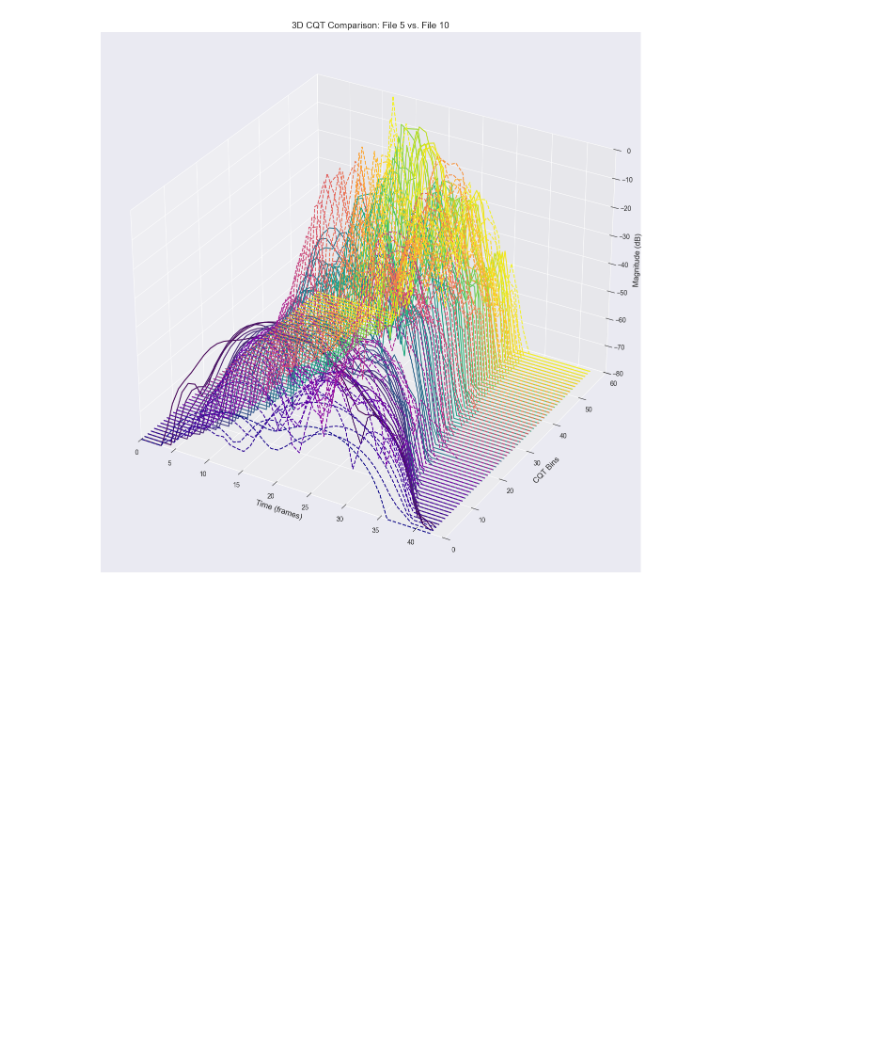
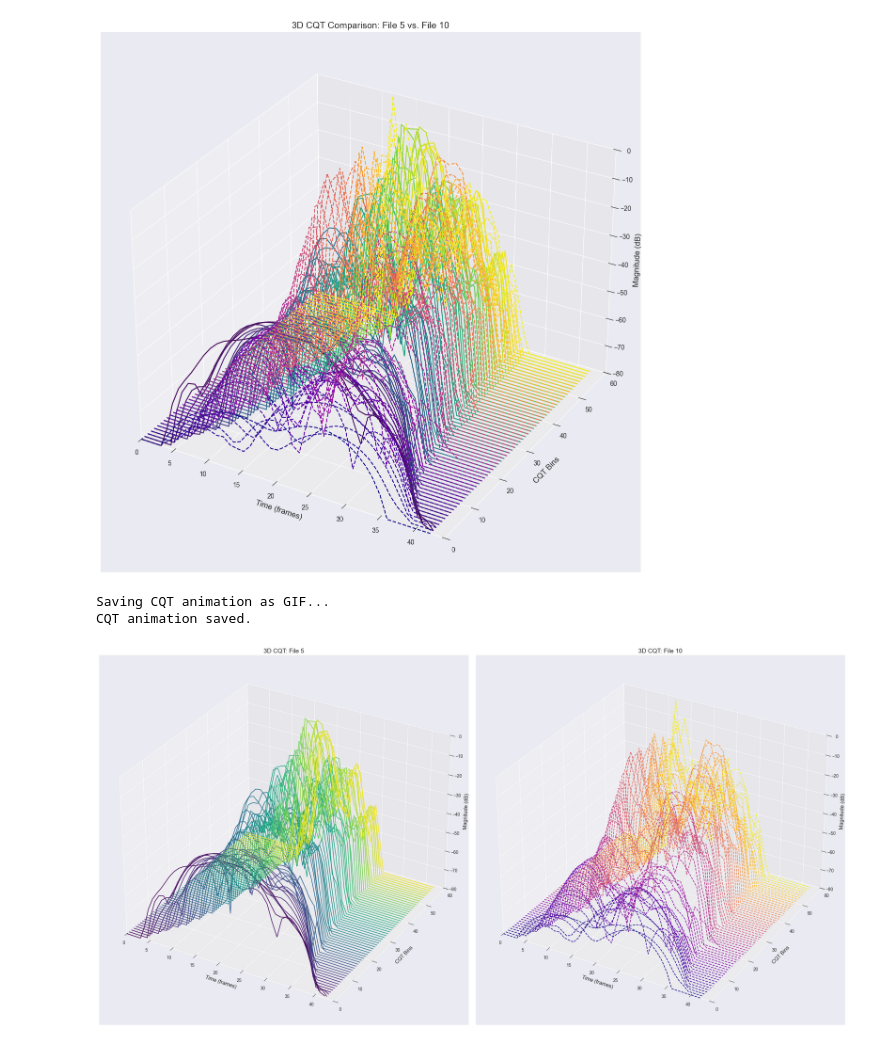
Before and after one commit to tyreecepaul/MLSW-Microset-EDA, a Jupyter notebook: 3D_CQT.ipynb, the cells around one changed output. Saved outputs shown, nothing was run; the diff lists cells and outputs as text; code cells hidden in the pictures; blank space fills up the shorter version.

```diff
--- a/3D_CQT.ipynb
+++ b/3D_CQT.ipynb
@@ -115,3 +117,58 @@ plt.show()
 Saving CQT animation as GIF...
 CQT animation saved.
 [figure]
+# %%
+time_cqt = np.arange(max_frames_cqt)
+cqt_bins = np.arange(n_bins_cqt)
+
+fig_cqt = plt.figure(figsize=(24, 12))  # Wider figure for two plots side by side
+
+# First 3D subplot for File 1
+ax1 = fig_cqt.add_subplot(121, projection='3d')
+ax1.set_xlabel('Time (frames)', fontsize=12)
+ax1.set_ylabel('CQT Bins', fontsize=12)
+ax1.set_zlabel('Magnitude (dB)', fontsize=12)
+ax1.set_title(f'3D CQT: File {file_num_1}', fontsize=14)
+ax1.set_xlim(0, max_frames_cqt)
+ax1.set_ylim(0, n_bins_cqt)
+ax1.set_zlim(C_db1_padded.min(), C_db1_padded.max())
+
+lines1_cqt = [ax1.plot([], [], [], lw=1.5, color=plt.cm.viridis(i / n_bins_cqt))[0]
+              for i in cqt_bins]
+
+# Second 3D subplot for File 2
+ax2 = fig_cqt.add_subplot(122, projection='3d')
+ax2.set_xlabel('Time (frames)', fontsize=12)
+ax2.set_ylabel('CQT Bins', fontsize=12)
+ax2.set_zlabel('Magnitude (dB)', fontsize=12)
+ax2.set_title(f'3D CQT: File {file_num_2}', fontsize=14)
+ax2.set_xlim(0, max_frames_cqt)
+ax2.set_ylim(0, n_bins_cqt)
+ax2.set_zlim(C_db2_padded.min(), C_db2_padded.max())
+
+lines2_cqt = [ax2.plot([], [], [], lw=1.5, linestyle='--', color=plt.cm.plasma(i / n_bins_cqt))[0]
+              for i in cqt_bins]
+
+# Animation function updates both subplots
+def update_cqt(frame):
+    for i, line in enumerate(lines1_cqt):
+        line.set_data(time_cqt[:frame], np.ones(frame) * i)
+        line.set_3d_properties(C_db1_padded[i, :frame])
+    for i, line in enumerate(lines2_cqt):
+        line.set_data(time_cqt[:frame], np.ones(frame) * i)
+        line.set_3d_properties(C_db2_padded[i, :frame])
+    return lines1_cqt + lines2_cqt
+
+ani_cqt = FuncAnimation(fig_cqt, update_cqt, frames=max_frames_cqt,
+                        interval=50, blit=False)
+
+print("Saving CQT animation as GIF...")
+ani_cqt.save('3d_cqt_side_by_side_animation.gif', writer='pillow', fps=15, dpi=100)
+print("CQT animation saved.")
+
+plt.tight_layout()
+plt.show()
+# %% [output]
+Saving CQT animation as GIF...
+CQT animation saved.
+[figure, added]
```
Also changed, not shown: parts of 1 cell of this notebook, 7 other files.
